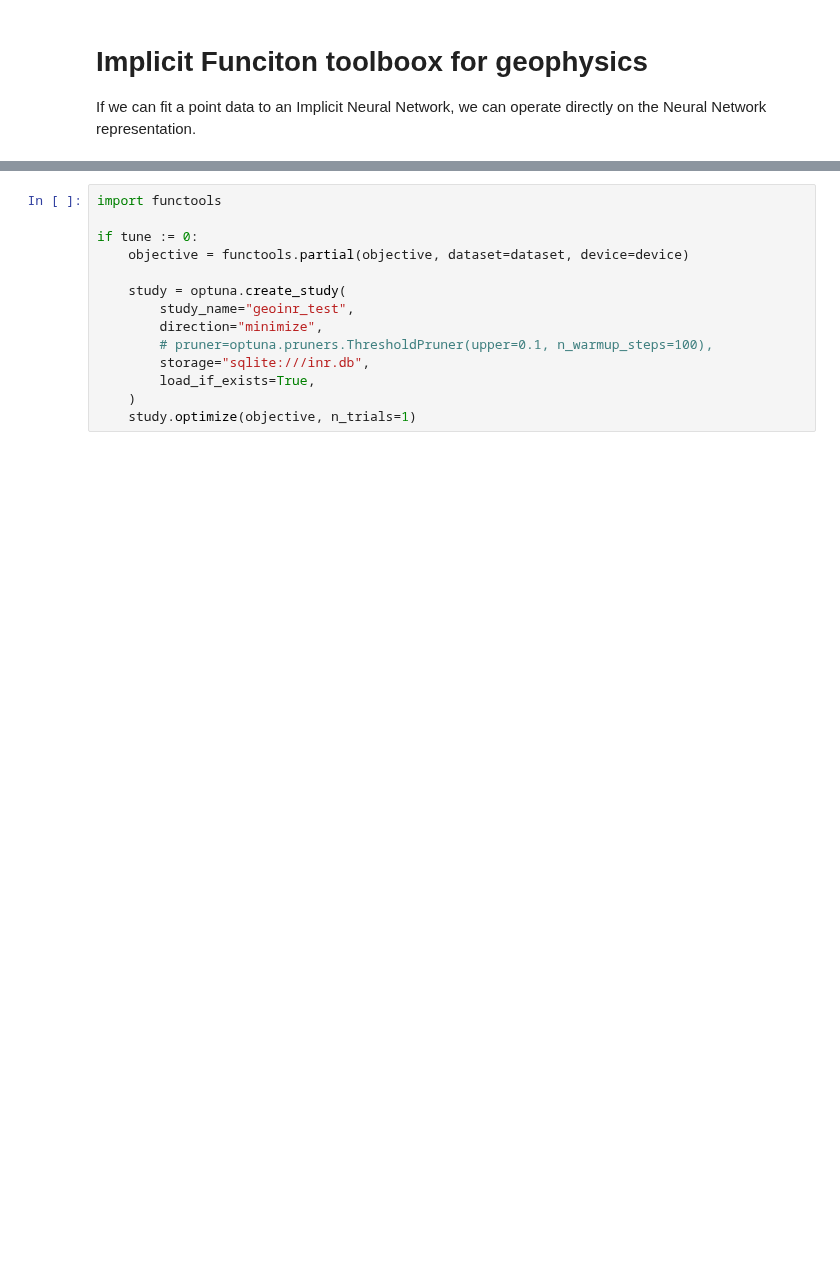
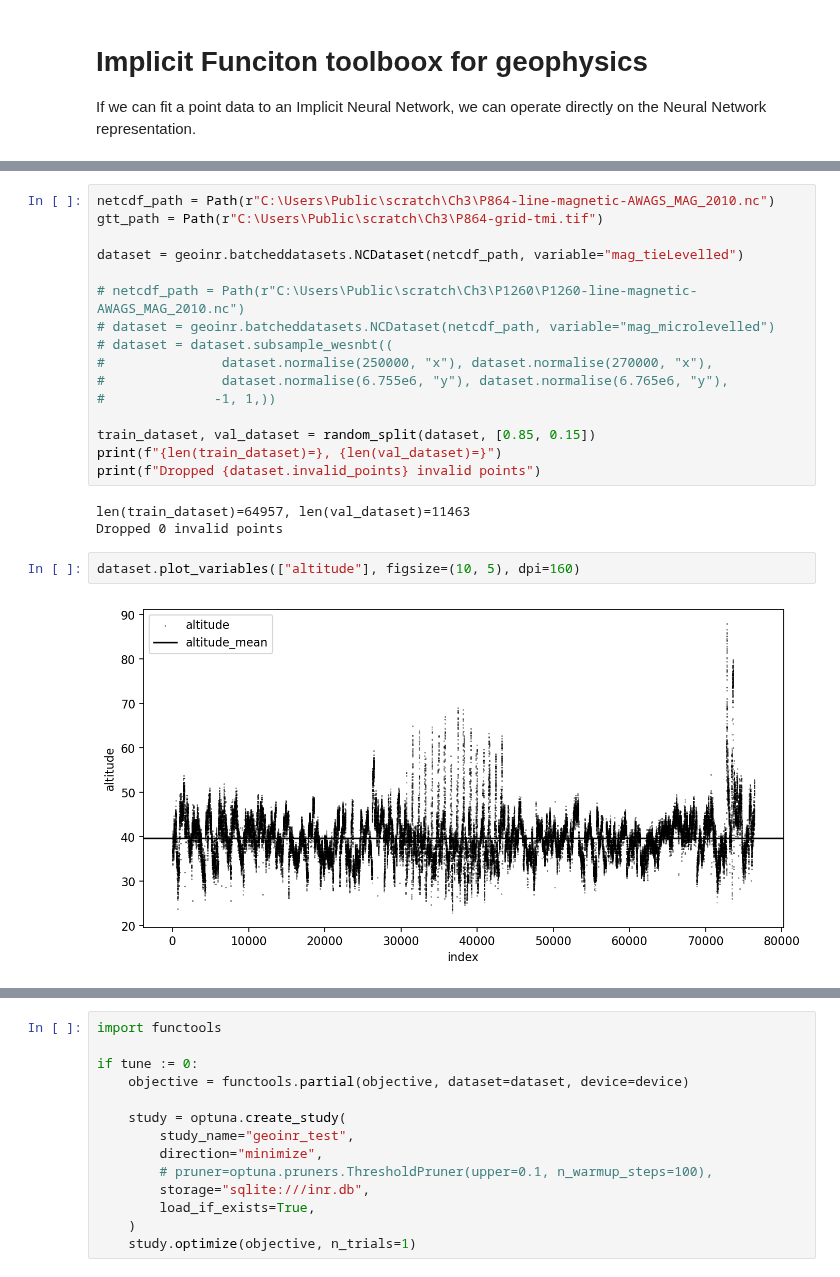
Before and after one commit to LSgeo/ImplicitGeo, a Jupyter notebook: GeoINR3D_optimiser.ipynb, the cells around one changed output, grey strips where cells are left out. Saved outputs shown, nothing was run; the diff lists cells and outputs as text; blank space fills up the shorter version.

```diff
--- a/GeoINR3D_optimiser.ipynb
+++ b/GeoINR3D_optimiser.ipynb
@@ -37,0 +70,23 @@ random.seed(seed)
+# %%
+netcdf_path = Path(r"C:\Users\Public\scratch\Ch3\P864-line-magnetic-AWAGS_MAG_2010.nc")
+gtt_path = Path(r"C:\Users\Public\scratch\Ch3\P864-grid-tmi.tif")
+
+dataset = geoinr.batcheddatasets.NCDataset(netcdf_path, variable="mag_tieLevelled")
+
+# netcdf_path = Path(r"C:\Users\Public\scratch\Ch3\P1260\P1260-line-magnetic-AWAGS_MAG_2010.nc")
+# dataset = geoinr.batcheddatasets.NCDataset(netcdf_path, variable="mag_microlevelled")
+# dataset = dataset.subsample_wesnbt((
+#               dataset.normalise(250000, "x"), dataset.normalise(270000, "x"),
+#               dataset.normalise(6.755e6, "y"), dataset.normalise(6.765e6, "y"),
+#              -1, 1,))
+
+train_dataset, val_dataset = random_split(dataset, [0.85, 0.15])
+print(f"{len(train_dataset)=}, {len(val_dataset)=}")
+print(f"Dropped {dataset.invalid_points} invalid points")
+# %% [output]
+len(train_dataset)=64957, len(val_dataset)=11463
+Dropped 0 invalid points
+# %%
+dataset.plot_variables(["altitude"], figsize=(10, 5), dpi=160)
+# %% [output]
+[figure, added]
```
Also changed, not shown: parts of 15 cells of this notebook.
